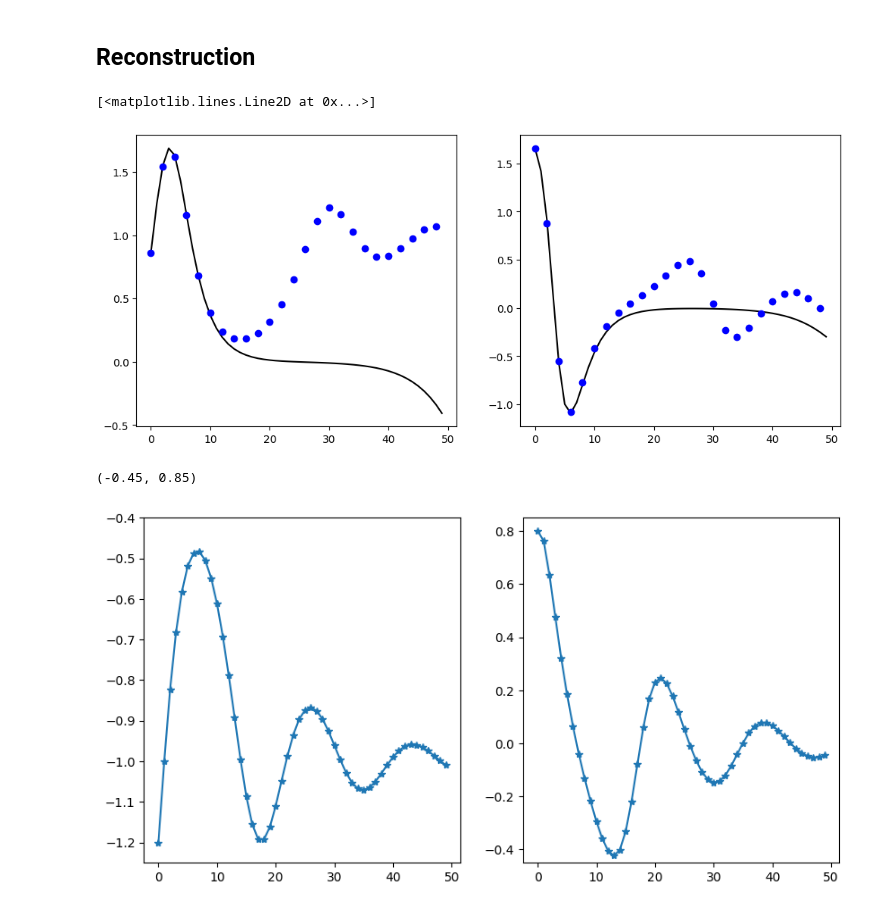
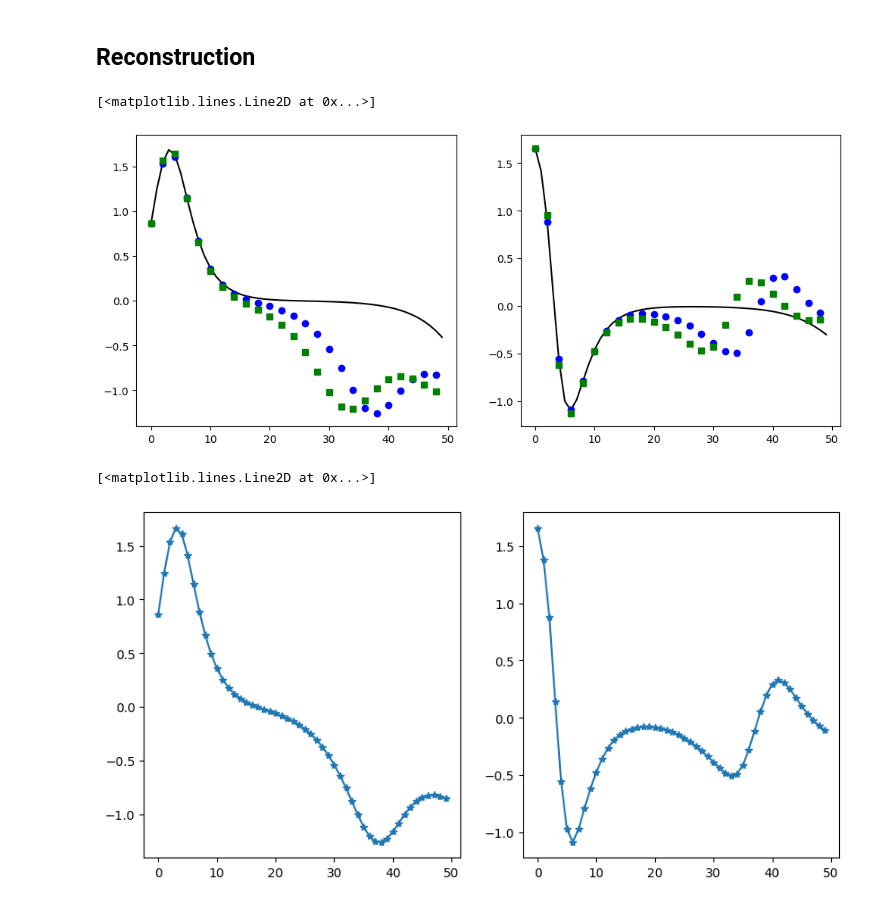
Before and after one commit to ReichtumQian/KoopmanDL, a Jupyter notebook: example/DuffingOscillator.ipynb, the cells around one changed output. Saved outputs shown, nothing was run; the diff lists cells and outputs as text; code cells hidden in the pictures.

```diff
--- a/example/DuffingOscillator.ipynb
+++ b/example/DuffingOscillator.ipynb
@@ -136,23 +145,23 @@ x_est_traj_DL = x_est_traj_DL.detach()
 t_grid = np.arange(0,traj_len)
 ax1.plot(t_grid, x_traj[:,0], 'k-', label='Exact', markevery=2)
 ax1.plot(t_grid, x_est_traj_DL[:,0], 'bo', label='EDMD-DL', markevery=2)
-# ax1.plot(t_grid, x_est_traj_rbf[:,0], 'gs', label='EDMD (RBF)', markevery=2)
+ax1.plot(t_grid, x_est_traj_rbf[:,0], 'gs', label='EDMD (RBF)', markevery=2)
 
 ax2.plot(t_grid, x_traj[:,1], 'k-', label='Exact', markevery=2)
 ax2.plot(t_grid, x_est_traj_DL[:,1], 'bo', label='EDMD-DL', markevery=2)
-# ax2.plot(t_grid, x_est_traj_rbf[:,1], 'gs', label='EDMD (RBF)', markevery=2)
+ax2.plot(t_grid, x_est_traj_rbf[:,1], 'gs', label='EDMD (RBF)', markevery=2)
 # %% [output]
 [<matplotlib.lines.Line2D at 0x...>]
-[figure, old version]
+[figure, new version]
 # %%
 
-x_0 = torch.tensor([[-1.2, 0.8]])
+x_0 = torch.tensor([[0.8623, 1.6560]])
 Predict = solver.predict(x_0,traj_len).detach().numpy()
 fig, (ax1,ax2) = plt.subplots(1,2, figsize=(10,5))
 ax1.plot(Predict[:,0],'-*')
-ax1.set_ylim([-1.25,-0.4])
+# ax1.set_ylim([-1.25,-0.4])
 ax2.plot(Predict[:,1],'-*')
-ax2.set_ylim([-0.45,0.85])
+# ax2.set_ylim([-0.45,0.85])
 # %% [output]
-(-0.45, 0.85)
+[<matplotlib.lines.Line2D at 0x...>]
-[figure, old version]
+[figure, new version]
```
Also changed, not shown: parts of 6 cells of this notebook, 2 other files.
